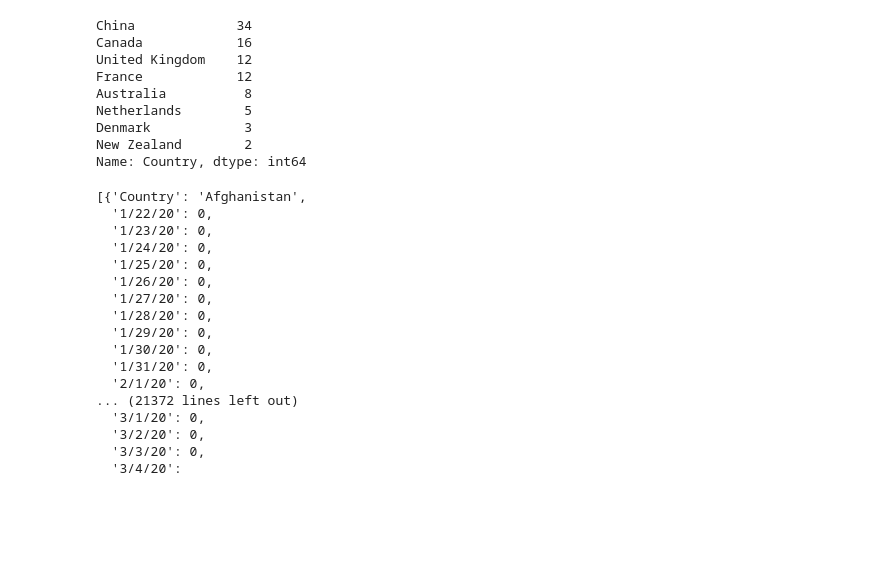
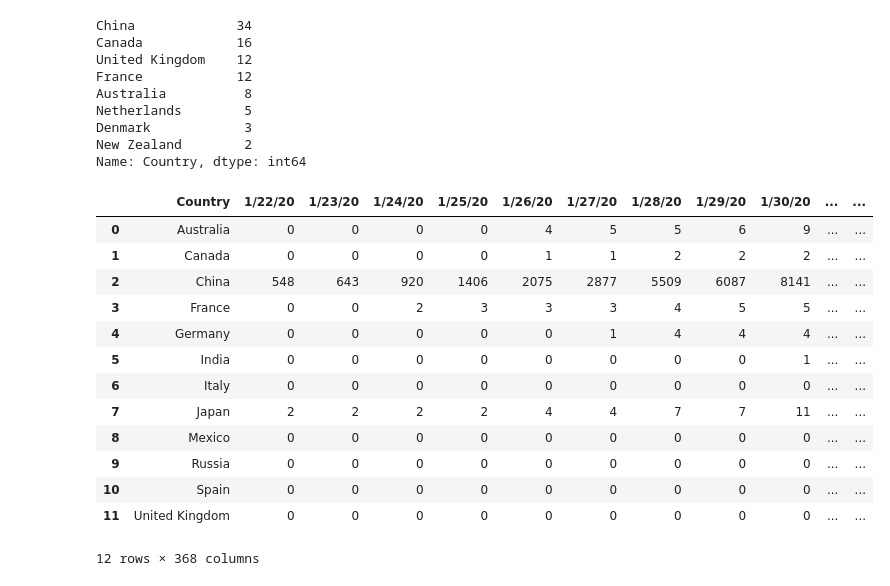
Before and after one commit to Jengoag/covid19_project, a Jupyter notebook: api/data_cleaning/confirmed.ipynb, the cells around one changed output. Cells and saved outputs as stored; diff of their text form; code cells hidden in the pictures; blank space fills up the shorter version.

```diff
--- a/api/data_cleaning/confirmed.ipynb
+++ b/api/data_cleaning/confirmed.ipynb
@@ -157,21 +138,21 @@ confirmed = confirmed.groupby(['Country'])['1/22/20', '1/23/20', '1/24/20', '1/2
-# %%
-data_dict = confirmed.to_dict("records")
-data_dict
-# %% [output]
-[{'Country': 'Afghanistan',
-  '1/22/20': 0,
-  '1/23/20': 0,
-  '1/24/20': 0,
-  '1/25/20': 0,
-  '1/26/20': 0,
-  '1/27/20': 0,
-  '1/28/20': 0,
-  '1/29/20': 0,
-  '1/30/20': 0,
-  '1/31/20': 0,
-  '2/1/20': 0,
-... (21372 lines left out)
-  '3/1/20': 0,
-  '3/2/20': 0,
-  '3/3/20': 0,
-  '3/4/20':
+# %%
+#Tenemos muchas filas, vamos a eliminar las filas que no correspondan a los paises que he seleccionado.
+countries_selection = ["China", "Japan","Germany","United Kingdom","India","France","Italy","Canada","Russia","Australia","Spain","Mexico"]
+
+confirmed = confirmed[confirmed.Country.isin(countries_selection)].reset_index(drop=True)
+confirmed
+# %% [output]
+|  | Country | 1/22/20 | 1/23/20 | 1/24/20 | 1/25/20 | 1/26/20 | 1/27/20 | 1/28/20 | 1/29/20 | 1/30/20 | ... | ... |
+| 0 | Australia | 0 | 0 | 0 | 0 | 4 | 5 | 5 | 6 | 9 | ... | ... |
+| 1 | Canada | 0 | 0 | 0 | 0 | 1 | 1 | 2 | 2 | 2 | ... | ... |
+| 2 | China | 548 | 643 | 920 | 1406 | 2075 | 2877 | 5509 | 6087 | 8141 | ... | ... |
+| 3 | France | 0 | 0 | 2 | 3 | 3 | 3 | 4 | 5 | 5 | ... | ... |
+| 4 | Germany | 0 | 0 | 0 | 0 | 0 | 1 | 4 | 4 | 4 | ... | ... |
+| 5 | India | 0 | 0 | 0 | 0 | 0 | 0 | 0 | 0 | 1 | ... | ... |
+| 6 | Italy | 0 | 0 | 0 | 0 | 0 | 0 | 0 | 0 | 0 | ... | ... |
+| 7 | Japan | 2 | 2 | 2 | 2 | 4 | 4 | 7 | 7 | 11 | ... | ... |
+| 8 | Mexico | 0 | 0 | 0 | 0 | 0 | 0 | 0 | 0 | 0 | ... | ... |
+| 9 | Russia | 0 | 0 | 0 | 0 | 0 | 0 | 0 | 0 | 0 | ... | ... |
+| 10 | Spain | 0 | 0 | 0 | 0 | 0 | 0 | 0 | 0 | 0 | ... | ... |
+| 11 | United Kingdom | 0 | 0 | 0 | 0 | 0 | 0 | 0 | 0 | 0 | ... | ... |
+12 rows × 368 columns
```
Also changed, not shown: parts of 6 cells of this notebook, 6 other files.
